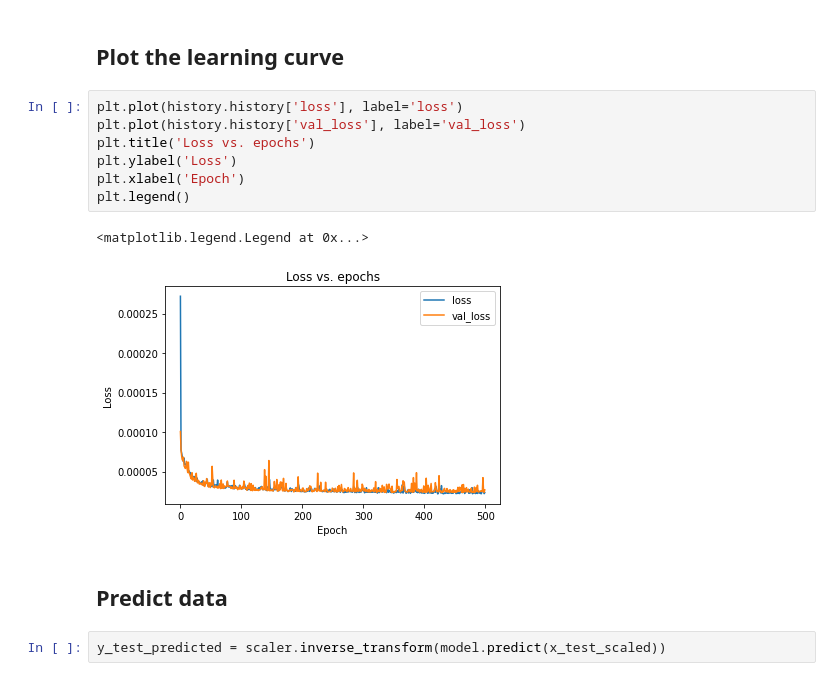
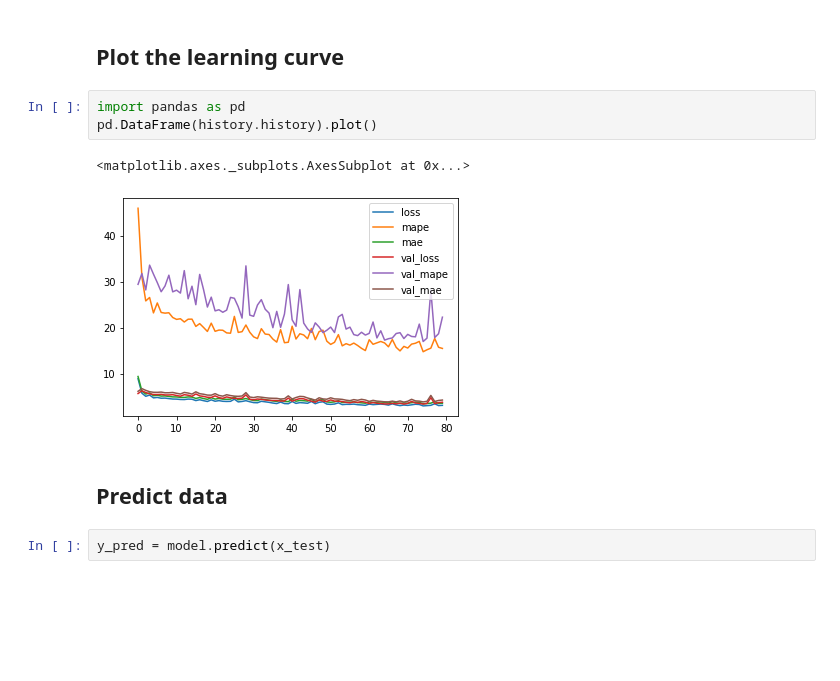
Before and after one commit to LoniQin/deep_learning_notebooks, a Jupyter notebook: tensorflow/HousePricePredictorUsingHuberLoss.ipynb, the cells around one changed output. Cells and saved outputs as stored; diff of their text form; blank space fills up the shorter version.

```diff
--- a/tensorflow/HousePricePredictorUsingHuberLoss.ipynb
+++ b/tensorflow/HousePricePredictorUsingHuberLoss.ipynb
@@ -79,19 +94,15 @@ history = model.fit(x_train_scaled, y_train_scaled, epochs=500, validation_data=
 # %% [markdown]
 ## Plot the learning curve
-# %%
-plt.plot(history.history['loss'], label='loss')
-plt.plot(history.history['val_loss'], label='val_loss')
-plt.title('Loss vs. epochs')
-plt.ylabel('Loss')
-plt.xlabel('Epoch')
-plt.legend()
-# %% [output]
-<matplotlib.legend.Legend at 0x...>
-[figure, removed]
+# %%
+import pandas as pd
+pd.DataFrame(history.history).plot()
+# %% [output]
+<matplotlib.axes._subplots.AxesSubplot at 0x...>
+[figure, added]
 # %% [markdown]
 ## Predict data
-# %%
-y_test_predicted = scaler.inverse_transform(model.predict(x_test_scaled))
+# %%
+y_pred = model.predict(x_test)
 # %%
 fig, ax = plt.subplots()
 x = np.arange(y_test.shape[0])
```
Also changed, not shown: parts of 7 cells of this notebook.
